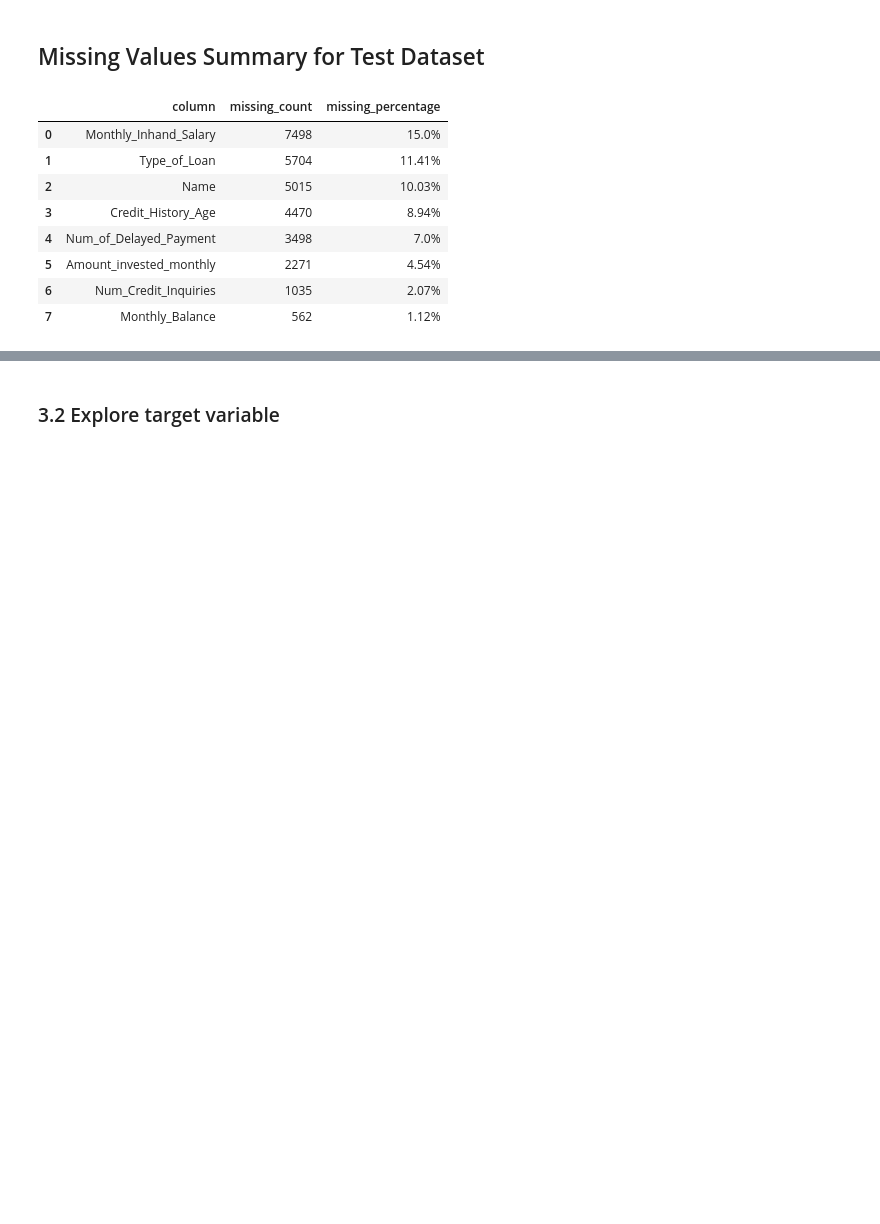
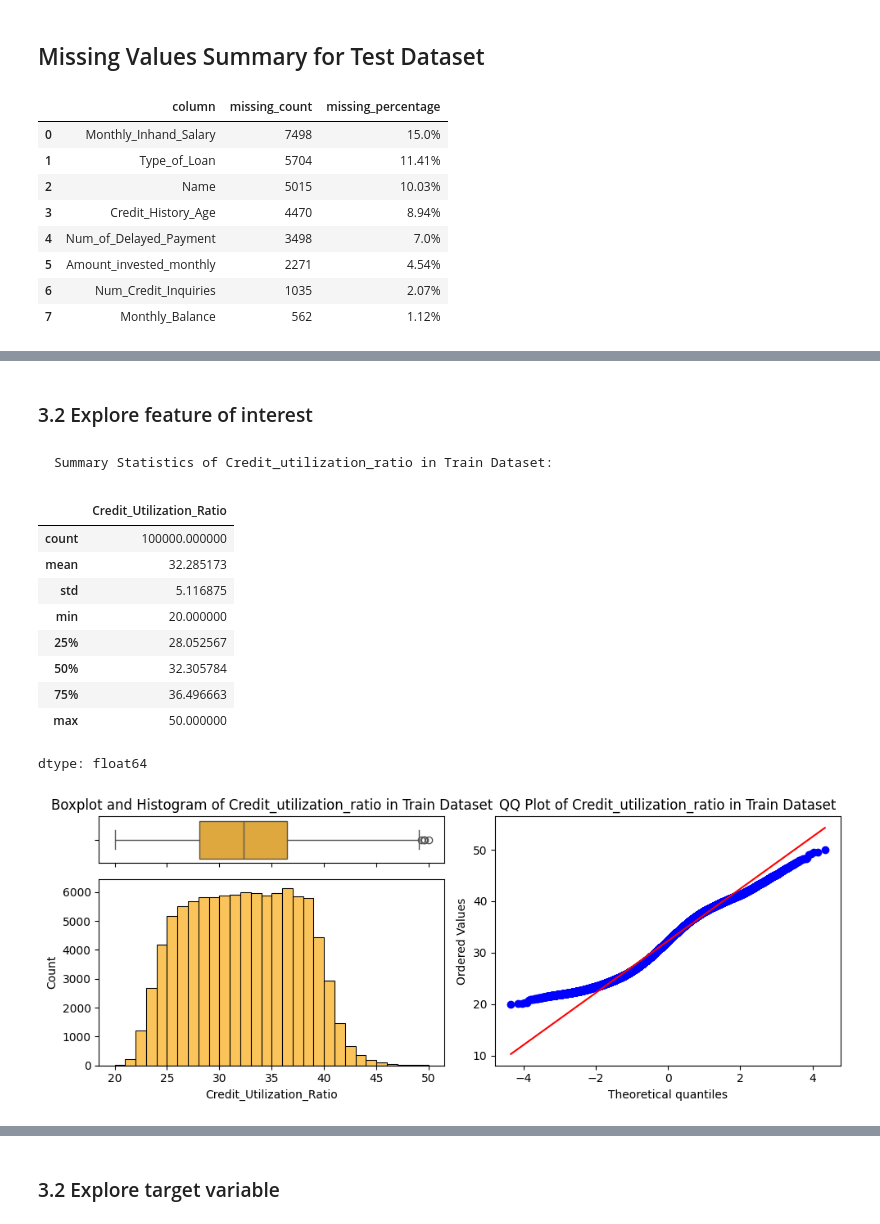
Before and after one commit to Nelkit/DSI-AT2-data-analysis-project, a Jupyter notebook: notebooks/DSI_AT2_data_analysis_project.ipynb, the cells around one changed output, grey strips where cells are left out. Drawn from its saved outputs; the diff is of its cells as text; code cells hidden in the pictures; blank space fills up the shorter version.

```diff
--- a/notebooks/DSI_AT2_data_analysis_project.ipynb
+++ b/notebooks/DSI_AT2_data_analysis_project.ipynb
@@ -464,0 +396,17 @@ dtype: float64
+# %% [markdown]
+### 3.2 Explore feature of interest
+# %%
+plotting_num_feature_distributions(df_train, 'Credit_Utilization_Ratio', dataset_name="Train Dataset")
+# %% [output]
+Summary Statistics of Credit_utilization_ratio in Train Dataset:
+|  | Credit_Utilization_Ratio |
+| count | 100000.000000 |
+| mean | 32.285173 |
+| std | 5.116875 |
+| min | 20.000000 |
+| 25% | 28.052567 |
+| 50% | 32.305784 |
+| 75% | 36.496663 |
+| max | 50.000000 |
+dtype: float64
+[figure, added]
```
Also changed, not shown: parts of 32 cells of this notebook.
